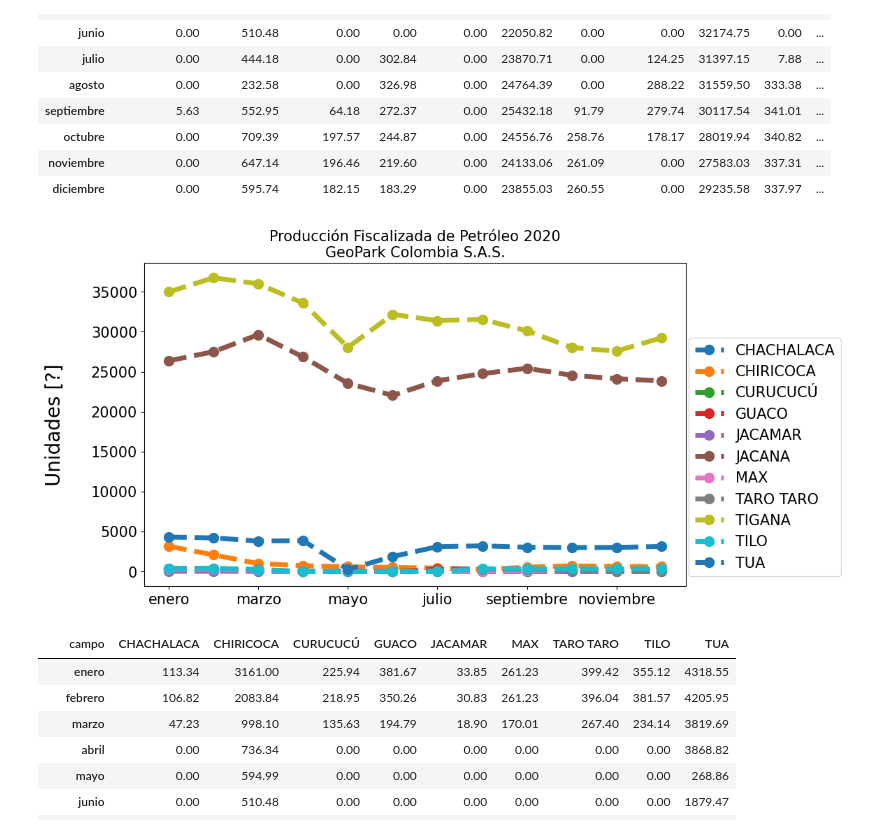
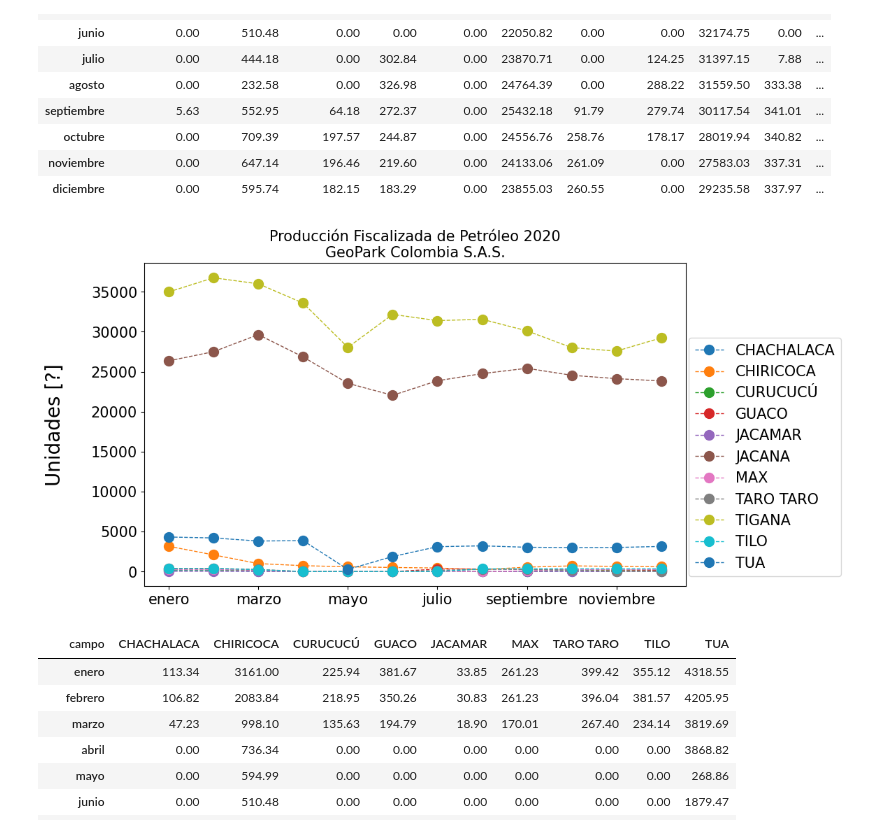
Before and after one commit to earthlab-education/02-geopark-pandas-dataframes-macacosta, a Jupyter notebook: notebooks/02-geopark-pandas-empty.ipynb, the cells around one changed output. Cells and saved outputs as stored; diff of their text form; code cells hidden in the pictures.

```diff
--- a/notebooks/02-geopark-pandas-empty.ipynb
+++ b/notebooks/02-geopark-pandas-empty.ipynb
@@ -434,21 +434,21 @@ gpk_campo_group_trans
 # %%
 # Plot each variable (campo) as function of month on same axis
 fig, ax = plt.subplots(figsize=(10,6))
 gpk_campo_group_trans.plot(ax=ax,
                    y=gpk_campo_group_trans.columns,
-                   linewidth=5,
+                   linewidth=1,
                    linestyle="--",
                    marker='o',
                    markersize=10)
 
 plt.title("Producción Fiscalizada de Petróleo 2020\nGeoPark Colombia S.A.S.", fontsize=15)
 #plt.xlabel("\nMes", fontsize=20)
 plt.ylabel("Unidades [?]\n", fontsize=20)
 ax.tick_params(axis='both', which='major', labelsize=15)
 plt.legend(bbox_to_anchor = (1.3, 0.4), loc='center right', prop={'size': 15})
 plt.show()
 # %% [output]
-[figure, old version]
+[figure, new version]
 # %%
 # Drop the outlier JACAMAR & TIGANA
 gpk_campo_group_trans2 = gpk_campo_group_trans.drop(['JACANA','TIGANA'], axis=1)
```
Also changed, not shown: parts of 2 cells of this notebook.
